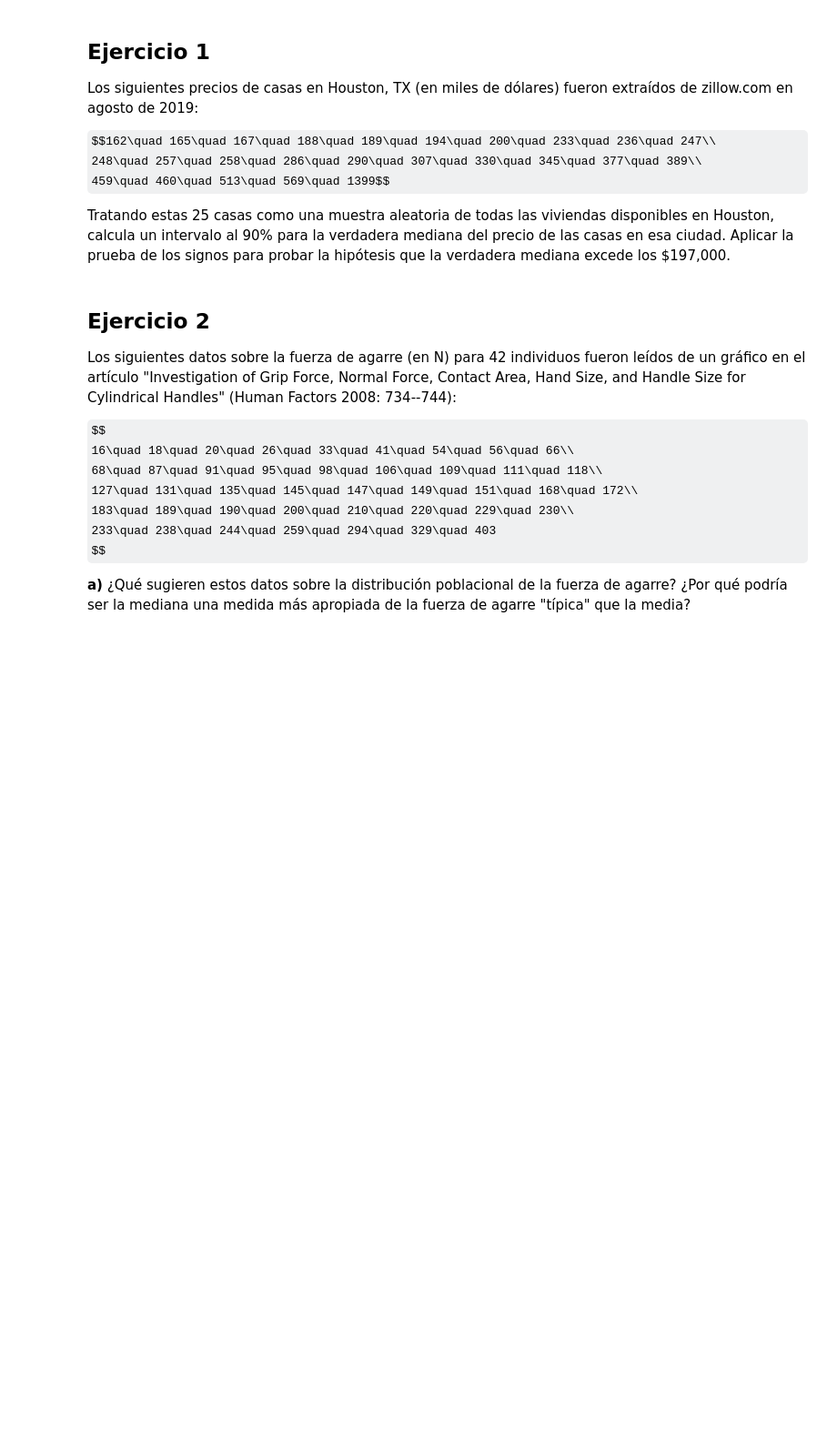
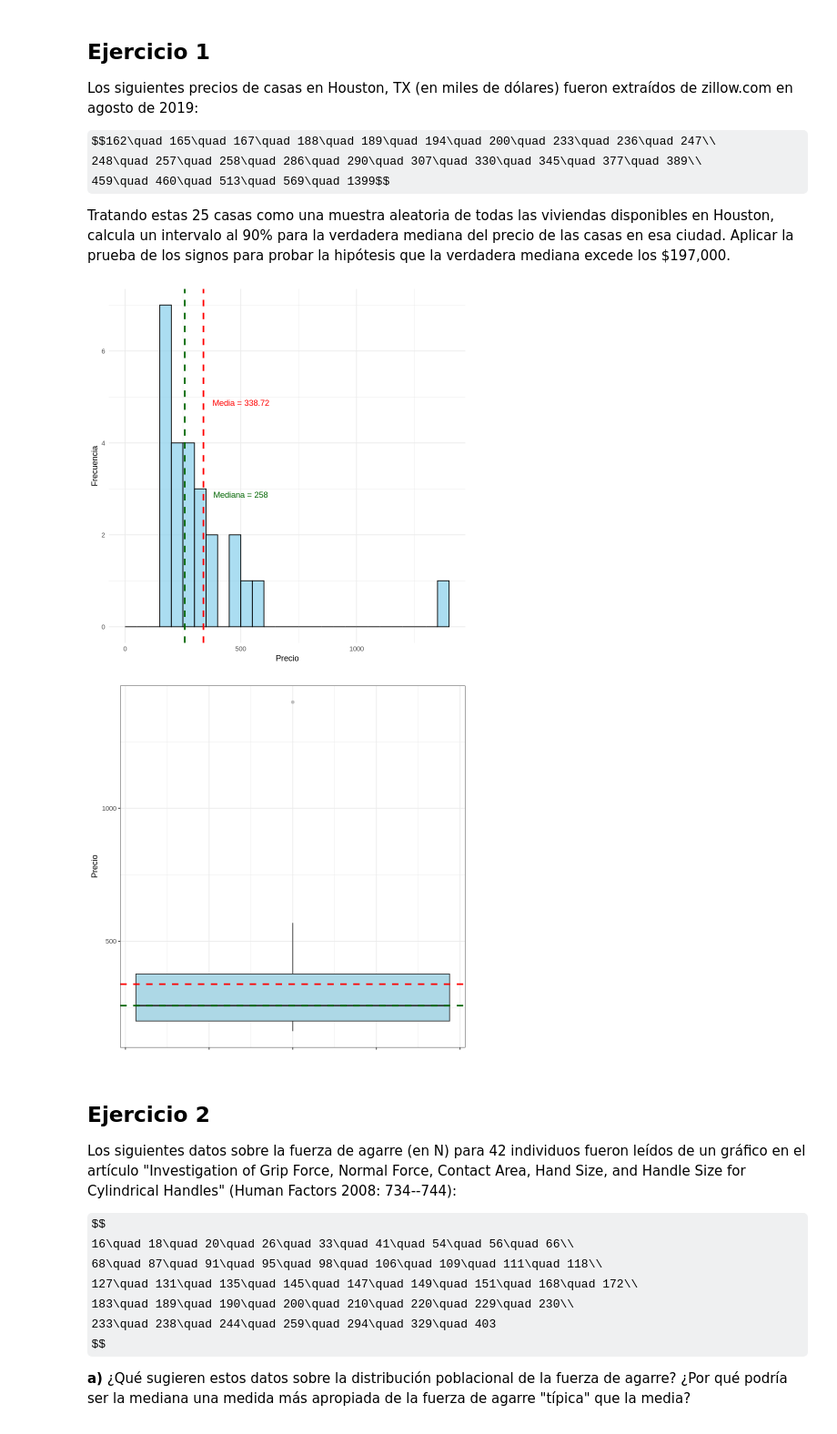
Before and after one commit to caromsa/neumonia_identificationxrays_cnn, a Jupyter notebook: Tarea_1.ipynb, the cells around one changed output. Shown at 91% size. Saved outputs shown, nothing was run; the diff lists cells and outputs as text; code cells hidden in the pictures; some formulas as TeX source; blank space fills up the shorter version.

```diff
--- a/Tarea_1.ipynb
+++ b/Tarea_1.ipynb
@@ -29,6 +29,42 @@ $$162\quad 165\quad 167\quad 188\quad 189\quad 194\quad 200\quad 233\quad 236\qu
 459\quad 460\quad 513\quad 569\quad 1399$$
 
 Tratando estas 25 casas como una muestra aleatoria de todas las viviendas disponibles en Houston, calcula un intervalo al 90% para la verdadera mediana del precio de las casas en esa ciudad. Aplicar la prueba de los signos para probar la hipótesis que la verdadera mediana excede los $197,000.
+# %%
+datos <- c(162, 165, 167, 188, 189, 194, 200, 233, 236, 247, 248, 257, 258, 286, 290, 307, 330, 345, 377, 389, 459, 460, 513, 569, 1399)
+
+df <- data.frame(valor = datos)
+
+media <- mean(df$valor)
+mediana <- median(df$valor)
+
+ggplot(df) +
+  geom_histogram(aes(x = valor), breaks = seq(0, max(df$valor) + 50, by = 50),
+                 fill = "skyblue", color = "black", alpha = 0.7) +
+  geom_vline(xintercept = media, color = "red", linetype = "dashed", linewidth = 1) +
+  geom_vline(xintercept = mediana, color = "darkgreen", linetype = "dashed", linewidth = 1) +
+  annotate(geom = "text", x = 500, y = 5, label = paste0("Media = ", round(media, 2)), color = "red", vjust = 1.5)+
+  annotate(geom = "text", x = 500, y = 3, label = paste0("Mediana = ", round(mediana, 2)), color = "darkgreen", vjust = 1.5)+
+  labs(x = "Precio", y = "Frecuencia") +
+  theme_minimal()
+
+ggplot(df, aes(y = valor)) +
+  geom_boxplot(fill = "lightblue", outlier.color = "gray") +
+  geom_hline(yintercept = media, color = "red", linetype = "dashed", linewidth = 1) +
+  geom_hline(yintercept = mediana, color = "darkgreen", linetype = "dashed", linewidth = 1) +
+  #annotate(geom = "text", x = 0.15, y = 500, label = paste0("Media = ", round(media, 2)), color = "red", vjust = 1.5)+
+  #annotate(geom = "text", x = 0.15, y = 375, label = paste0("Mediana = ", round(mediana, 2)), color = "darkgreen", vjust = 1.5)+
+  labs(y = "Precio", x="") +
+  theme_bw()+
+  theme(
+    axis.text.x = element_blank()
+  )
+
+
+#hist_graf
+#box_graf
+# %% [output]
+[figure, added]
+[figure, added]
 # %% [markdown]
 ## Ejercicio 2
 
```
